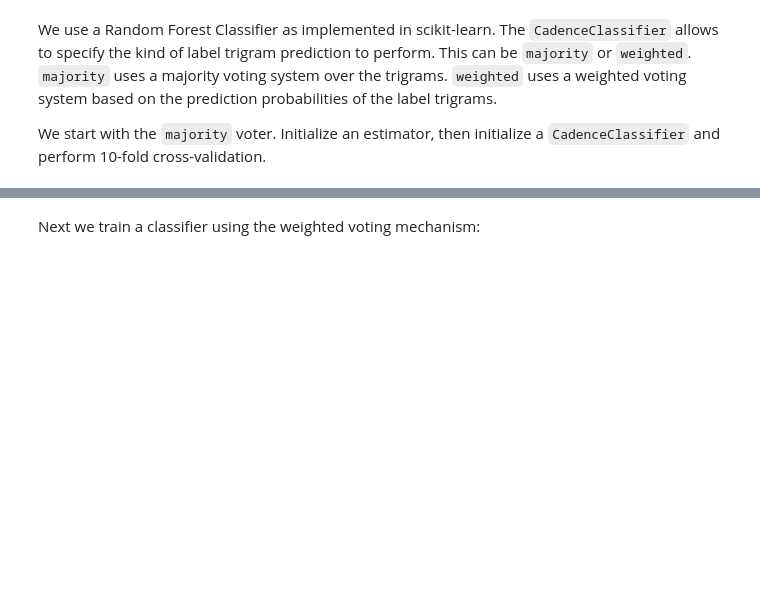
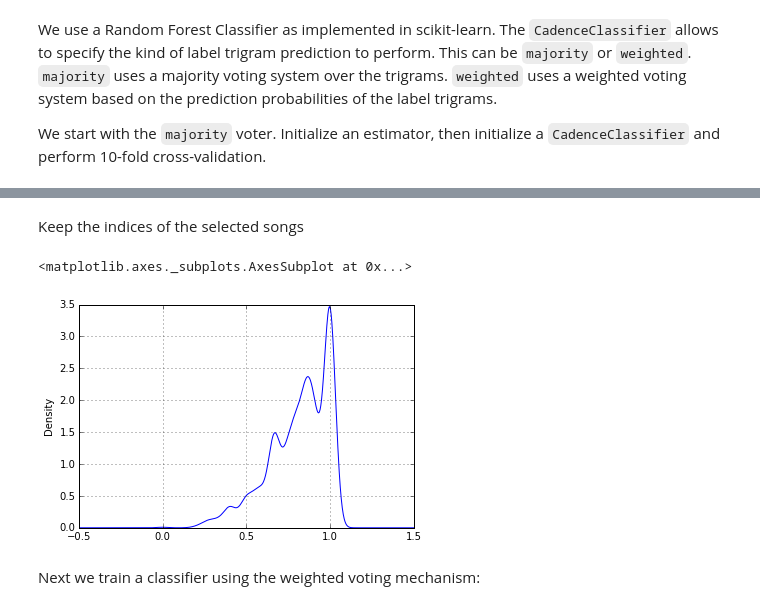
Before and after one commit to fbkarsdorp/cadence-detection, a Jupyter notebook: experiments.ipynb, the cells around one changed output, grey strips where cells are left out. Drawn from its saved outputs; the diff is of its cells as text; code cells hidden in the pictures; blank space fills up the shorter version.

```diff
--- a/experiments.ipynb
+++ b/experiments.ipynb
@@ -58,0 +112,10 @@ majority_scores = cross_validate(data, clf)
+# %%
+import random
+
+np.random.seed(1)
+majority_sel_bad = majority_scores_persong.sort('F1')[0:50]
+rows = np.random.choice(majority_scores_persong[majority_scores_persong['F1']==1.0].index.values, 50)
+majority_sel_good = majority_scores_persong.ix[rows]
+majority_sel = [majority_sel_bad, majority_sel_good]
+majority_sel = pd.concat(majority_sel)
+print_full(majority_sel)
@@ -58,0 +140,8 @@ majority_scores = cross_validate(data, clf)
+# %% [markdown]
+Keep the indices of the selected songs
+# %%
+%matplotlib inline
+majority_scores_persong['F1'].plot(kind='kde')
+# %% [output]
+<matplotlib.axes._subplots.AxesSubplot at 0x...>
+[figure, added]
```
Also changed, not shown: parts of 19 cells of this notebook, 7 other files.
